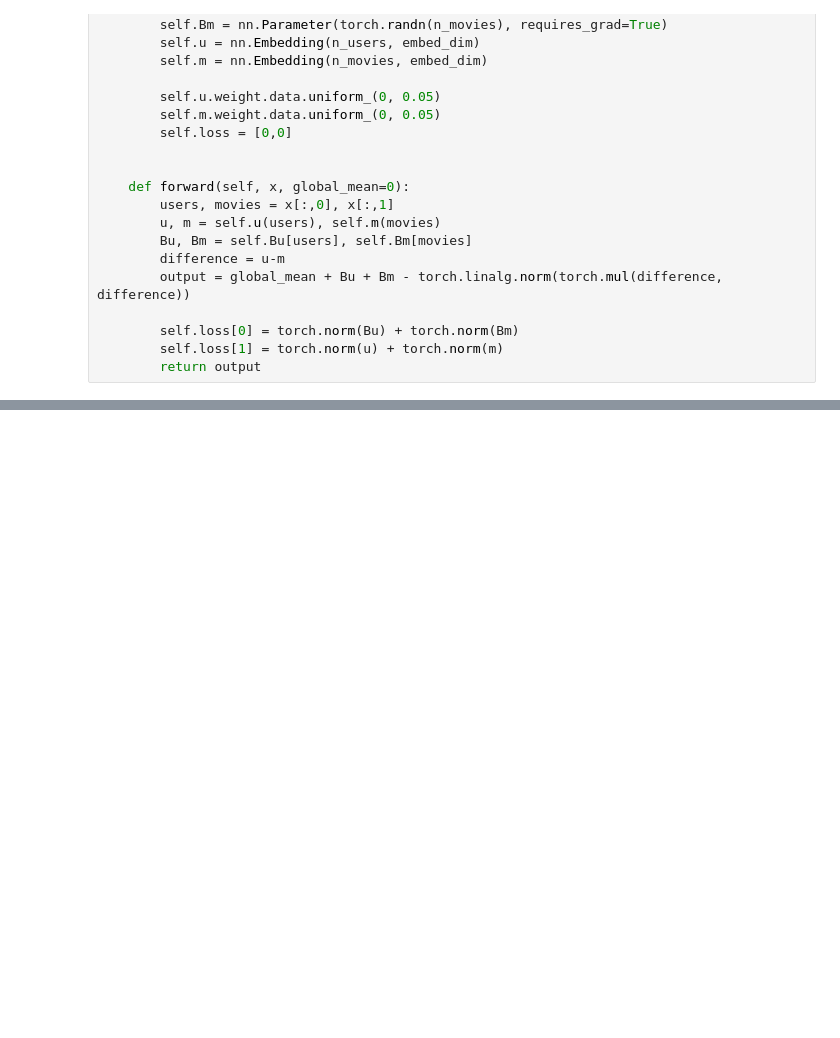
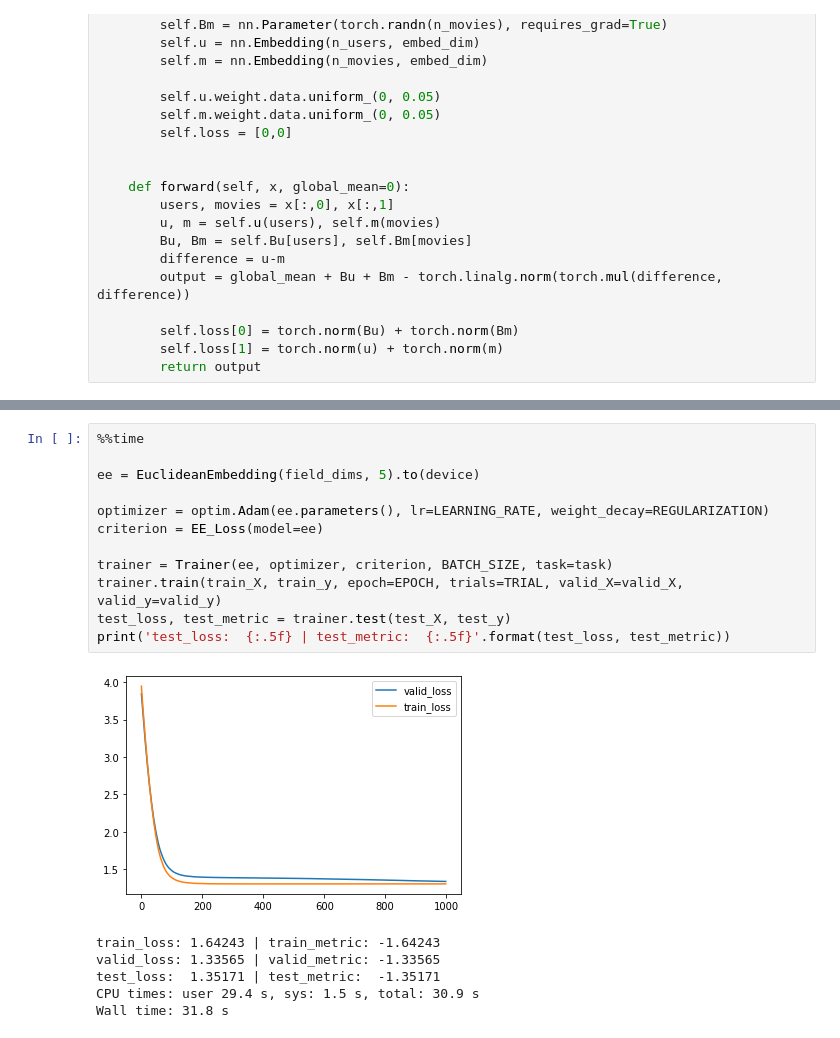
Before and after one commit to claude9493/CFPE, a Jupyter notebook: notebook/EE.ipynb, the cells around one changed output, grey strips where cells are left out. Saved outputs shown, nothing was run; the diff lists cells and outputs as text; blank space fills up the shorter version.

```diff
--- a/notebook/EE.ipynb
+++ b/notebook/EE.ipynb
@@ -103,0 +123,19 @@ Wall time: 46.8 s
+# %%
+%%time
+
+ee = EuclideanEmbedding(field_dims, 5).to(device)
+
+optimizer = optim.Adam(ee.parameters(), lr=LEARNING_RATE, weight_decay=REGULARIZATION)
+criterion = EE_Loss(model=ee)
+
+trainer = Trainer(ee, optimizer, criterion, BATCH_SIZE, task=task)
+trainer.train(train_X, train_y, epoch=EPOCH, trials=TRIAL, valid_X=valid_X, valid_y=valid_y)
+test_loss, test_metric = trainer.test(test_X, test_y)
+print('test_loss:  {:.5f} | test_metric:  {:.5f}'.format(test_loss, test_metric))
+# %% [output]
+[figure, added]
+train_loss: 1.64243 | train_metric: -1.64243
+valid_loss: 1.33565 | valid_metric: -1.33565
+test_loss:  1.35171 | test_metric:  -1.35171
+CPU times: user 29.4 s, sys: 1.5 s, total: 30.9 s
+Wall time: 31.8 s
```
Also changed, not shown: parts of 5 cells of this notebook.
